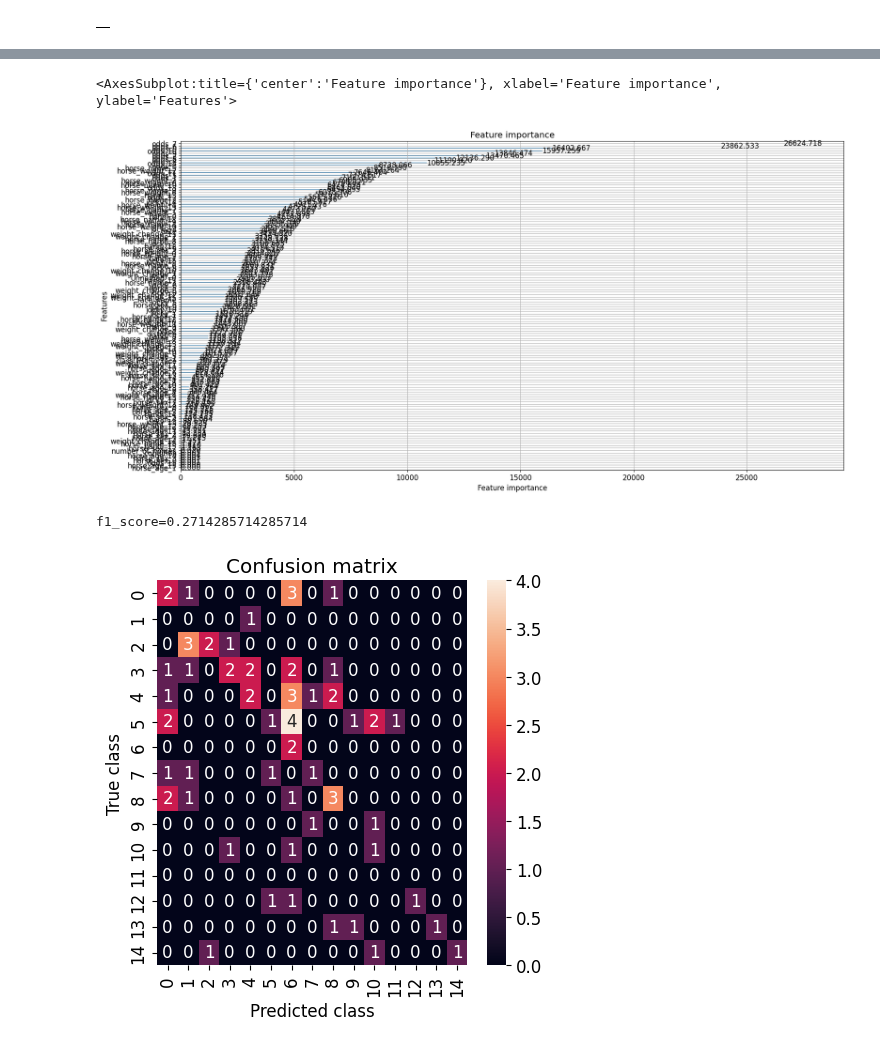
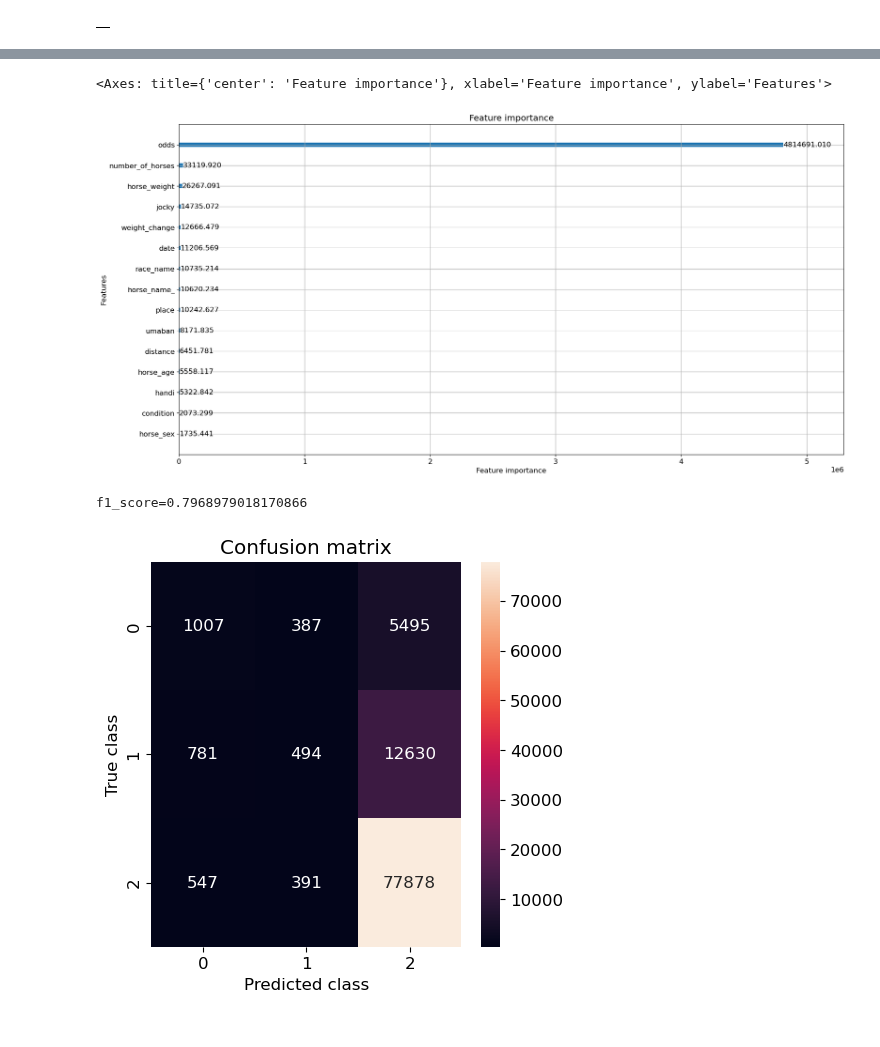
Before and after one commit to ihpolyphe/horse_inference, a Jupyter notebook: scripts/train_as_horse.ipynb, the cells around one changed output, grey strips where cells are left out. Cells and saved outputs as stored; diff of their text form; code cells hidden in the pictures.

Commit message:
change inference

```diff
--- a/scripts/train_as_horse.ipynb
+++ b/scripts/train_as_horse.ipynb
@@ -41,8 +41,10 @@ from sklearn.model_selection import GridSearchCV
 from sklearn.preprocessing import StandardScaler
 import tqdm
 # 指定したディレクトリ配下のcsvデータをreadする
+is_denso = True
 train_path = '/home/hayato/horse_inference/data_for_train/train/2005_2019/train_data_sorted_horse_standard_2005_2019.csv'
-
+if is_denso:
+    train_path = '/home/denso/horse_inference/data_for_train/train/2005_2019/train_data_sorted_horse_standard_2005_2019.csv'
 train_data = pd.read_csv(train_path, encoding='utf-8')
 
 print("train data length {}".format(len(train_data)))
@@ -242,7 +234,7 @@ params = {
     # 'metric': 'rmse',
     'metric': 'multi_logloss',
     # 'metric': 'auc', # AUCでもいい
-    'num_class': 19, # クラスの数
+    'num_class': 3, # クラスの数
 
     # "seed":[31],
     # 'random_state': [42],
@@ -438,8 +395,8 @@ plt.show();
 # https://qiita.com/ku_a_i/items/74241c84cda8c7327277
 lgb.plot_importance(gbm, figsize=(20,10),importance_type='gain')
 # %% [output]
-<AxesSubplot:title={'center':'Feature importance'}, xlabel='Feature importance', ylabel='Features'>
+<Axes: title={'center': 'Feature importance'}, xlabel='Feature importance', ylabel='Features'>
-[figure, old version]
+[figure, new version]
 # %%
 import os
 import datetime
@@ -448,38 +405,37 @@ Dicision_threshould = 0.5
 
 path = "result/"
 now = datetime.datetime.now()
 filename = path + now.strftime('%Y%m%d_%H%M%S') + "_"+ "LightGBM"+ "_" + str(Dicision_threshould)+ '.png'
 
 
 if not os.path.isdir(path):
    os.mkdir(path)
 
 
 # スコア(RMSE)算出
 # y_pred_int = np.where(y_pred_train > Dicision_threshould, 1, 0)
 y_pred_int = y_pred_train.idxmax(axis=1)
 
 f1_score = metrics.f1_score(y_true=y_valid, y_pred=y_pred_int, average="micro")
 print(f'f1_score={f1_score}')
 
-# 0から18までのリストを作成
-genre_data = pd.DataFrame(list(range(19)))
+label = ["一位","二位か三位","四位以降"]
 
 import seaborn as sns
 from sklearn.metrics import (confusion_matrix, precision_recall_curve, auc,
    roc_curve, recall_score, classification_report, f1_score,
    precision_recall_fscore_support)
-conf_matrix = confusion_matrix(y_valid, y_pred_int)
+conf_matrix = confusion_matrix(y_valid, y_pred_int, xlabel=label, ylabel=label)
 plt.figure(figsize=(5, 5))
 sns.heatmap(conf_matrix, annot=True, fmt="d");
 plt.title("Confusion matrix")
 plt.ylabel('True class')
 plt.xlabel('Predicted class')
 plt.savefig(filename)
 plt.show()
 # %% [output]
-f1_score=0.2714285714285714
+f1_score=0.7968979018170866
-[figure, old version]
+[figure, new version]
 # %%
 import os
 import datetime
```
Also changed, not shown: parts of 19 cells of this notebook.
